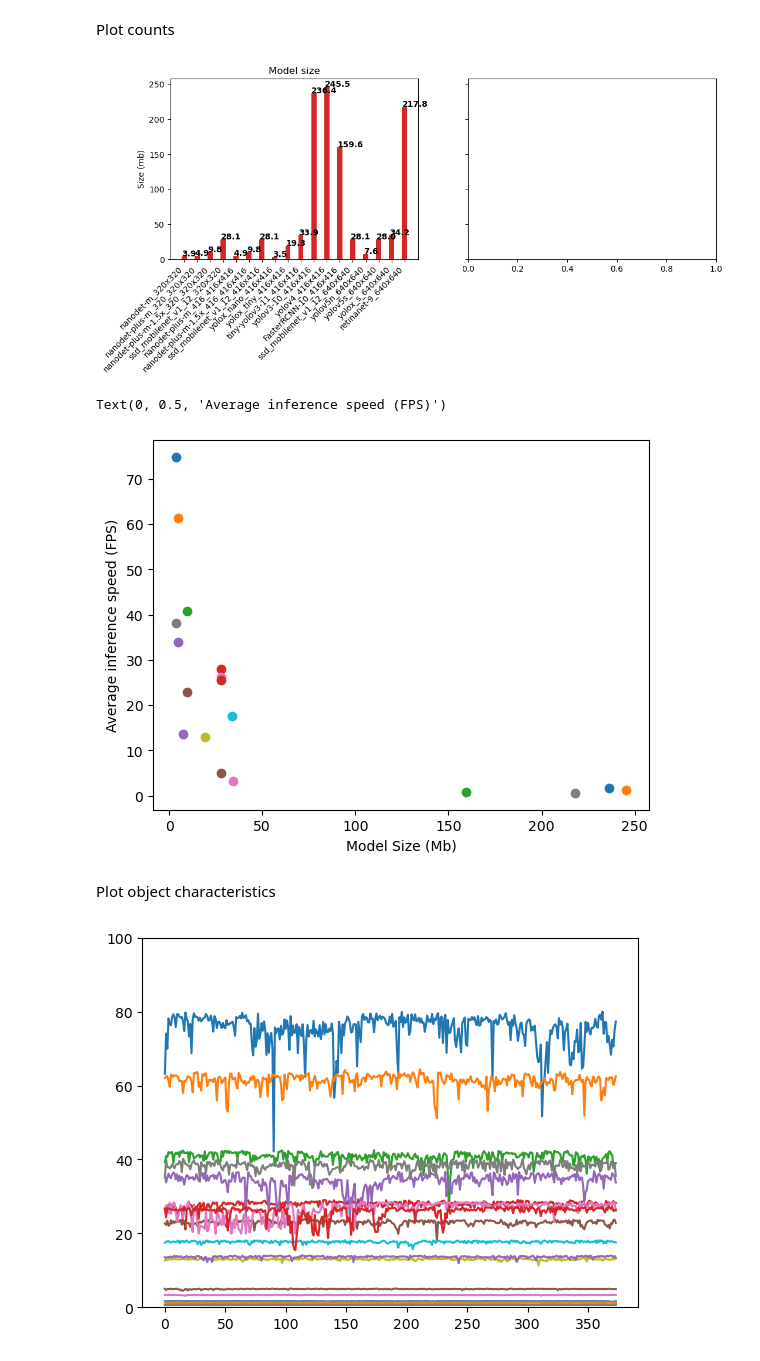
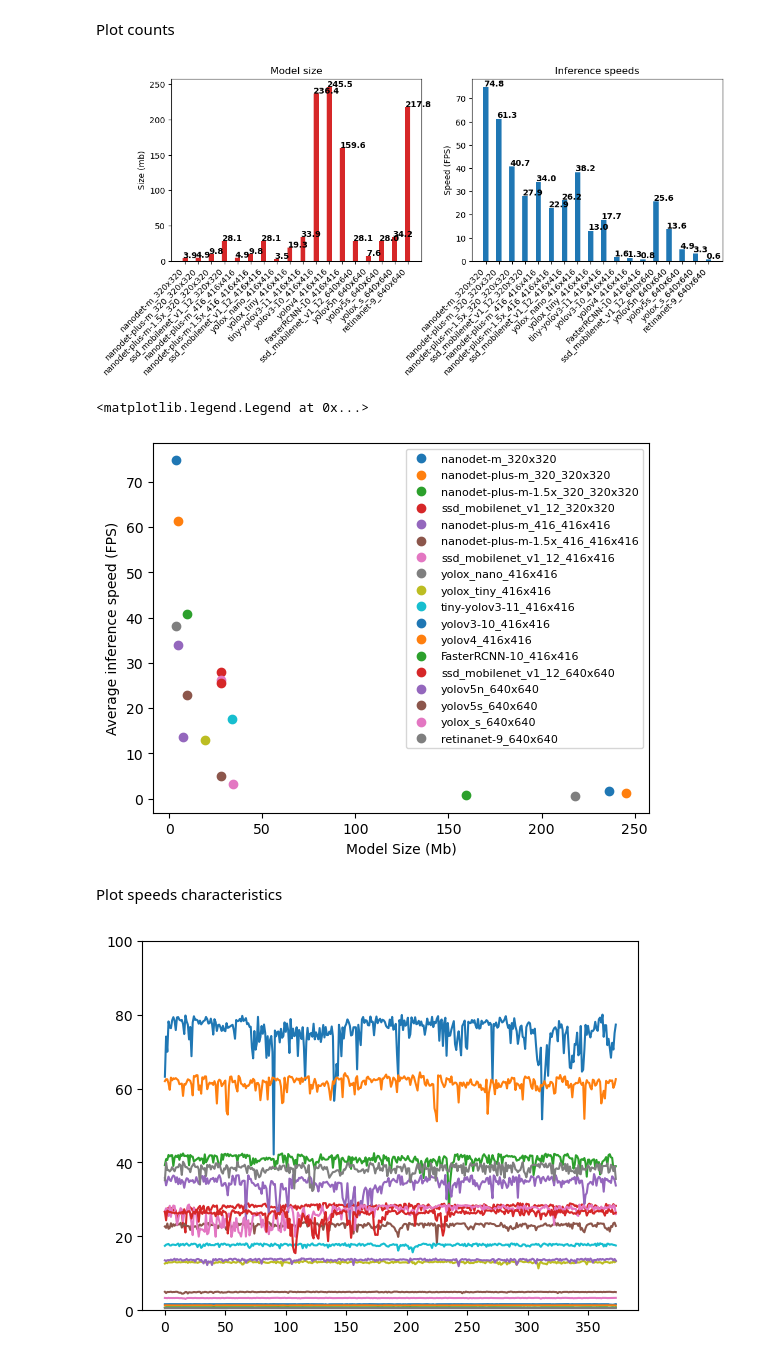
Before and after one commit to 262882/msc_detector_race, a Jupyter notebook: detector_stats.ipynb, the cells around one changed output. Saved outputs shown, nothing was run; the diff lists cells and outputs as text; code cells hidden in the pictures.

Commit message:
Update notebook plots

```diff
--- a/detector_stats.ipynb
+++ b/detector_stats.ipynb
@@ -25,43 +25,38 @@ speeds = [len(x)/x[-1] for x in [results_dict[model]['time'] for model in models
 # %% [markdown]
 Plot counts
 # %%
-fig,axes = plt.subplots(nrows=1, ncols=2, figsize=(12,4), sharey=True)
+fig,axes = plt.subplots(nrows=1, ncols=2, figsize=(12,4), sharey=False)
 ax=axes.ravel()
 
 ax[0].bar(models, sizes, color = 'tab:red', width = 0.4)
 ax[0].set_title("Model size")
 ax[0].set_ylabel("Size (mb)")
 ax[0].set_xticklabels(models, rotation=45, ha="right")
 for i, v in enumerate(sizes):
     ax[0].text(i - 0.175, v + 0.5, str(round(v,1)), color='k', fontweight='bold')
 
-'''
-ax[1].bar(type_keys, type_vals, color ='tab:blue', width = 0.4)
-ax[1].set_title("Game type")
-for i, v in enumerate(type_vals):
-    ax[1].text(i - 0.125, v + 10, str(v), color='k', fontweight='bold')
-
-ax[2].bar(ball_keys, ball_vals, color = 'tab:green', width = 0.4)
-ax[2].set_title("Ball Size")
-for i, v in enumerate(ball_vals):
-    ax[2].text(i - 0.175, v + 10, str(v), color='k', fontweight='bold')
-'''
+ax[1].bar(models, speeds, color = 'tab:blue', width = 0.4)
+ax[1].set_title("Inference speeds")
+ax[1].set_ylabel("Speed (FPS)")
+ax[1].set_xticklabels(models, rotation=45, ha="right")
+for i, v in enumerate(speeds):
+    ax[1].text(i - 0.175, v + 0.5, str(round(v,1)), color='k', fontweight='bold')
 
 #fig.tight_layout()
 plt.show()
 # %% [output]
-[figure, old version]
+[figure, new version]
 # %%
 for i, name in enumerate(models):
     plt.scatter(sizes[i], speeds[i])
 plt.xlabel('Model Size (Mb)')
 plt.ylabel('Average inference speed (FPS)')
-#plt.legend(models)
+plt.legend(models, fontsize="8", loc ="upper right")
 # %% [output]
-Text(0, 0.5, 'Average inference speed (FPS)')
+<matplotlib.legend.Legend at 0x...>
-[figure, old version]
+[figure, new version]
 # %% [markdown]
-Plot object characteristics
+Plot speeds characteristics
 # %%
 for i, name in enumerate(models):
     plt.plot(counts, 1/times[i])
```
